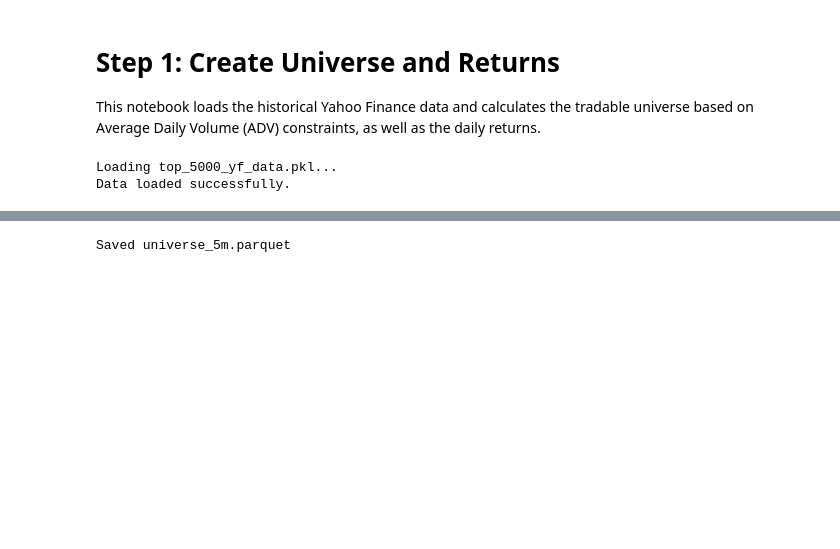
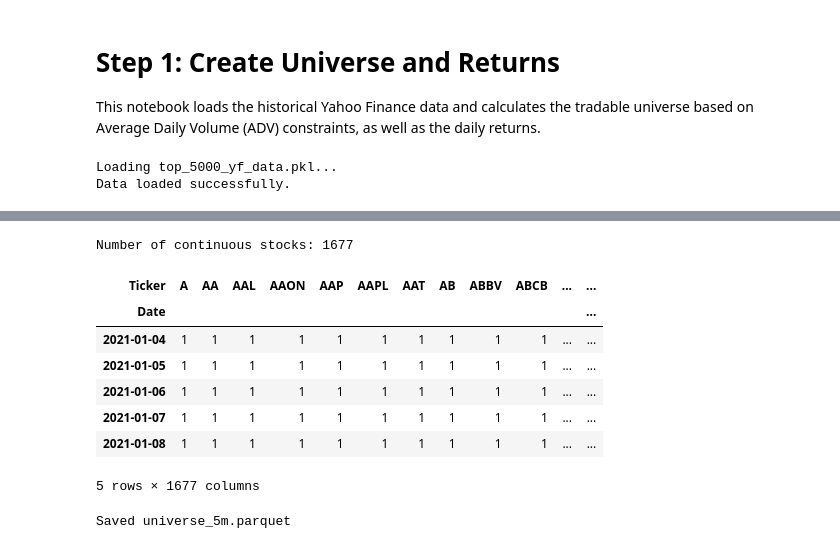
Before and after one commit to Utkarsh-Agrawal0076/QRT_comp, a Jupyter notebook: round2_1_create_universe_and_returns.ipynb, the cells around one changed output, grey strips where cells are left out. Saved outputs shown, nothing was run; the diff lists cells and outputs as text; code cells hidden in the pictures; blank space fills up the shorter version.

```diff
--- a/round2_1_create_universe_and_returns.ipynb
+++ b/round2_1_create_universe_and_returns.ipynb
@@ -47,2 +53,19 @@ Universe shape: (4115, 4999)
+# %%
+# Keep only the stocks that are present (value == 1) continuously from 2021 to 2026
+continuous_stocks = df_universe_2021_2026.columns[df_universe_2021_2026.all()]
+df_universe_continuous = df_universe_2021_2026[continuous_stocks]
+
+print(f"Number of continuous stocks: {len(continuous_stocks)}")
+df_universe_continuous.head()
+# %% [output]
+Number of continuous stocks: 1677
+| Ticker | A | AA | AAL | AAON | AAP | AAPL | AAT | AB | ABBV | ABCB | ... | ... |
+| Date |  |  |  |  |  |  |  |  |  |  |  | ... |
+| 2021-01-04 | 1 | 1 | 1 | 1 | 1 | 1 | 1 | 1 | 1 | 1 | ... | ... |
+| 2021-01-05 | 1 | 1 | 1 | 1 | 1 | 1 | 1 | 1 | 1 | 1 | ... | ... |
+| 2021-01-06 | 1 | 1 | 1 | 1 | 1 | 1 | 1 | 1 | 1 | 1 | ... | ... |
+| 2021-01-07 | 1 | 1 | 1 | 1 | 1 | 1 | 1 | 1 | 1 | 1 | ... | ... |
+| 2021-01-08 | 1 | 1 | 1 | 1 | 1 | 1 | 1 | 1 | 1 | 1 | ... | ... |
+5 rows × 1677 columns
 # %%
 # Saving 5M universe to stores folder
```
Also changed, not shown: parts of 13 cells of this notebook, 2 other files.
